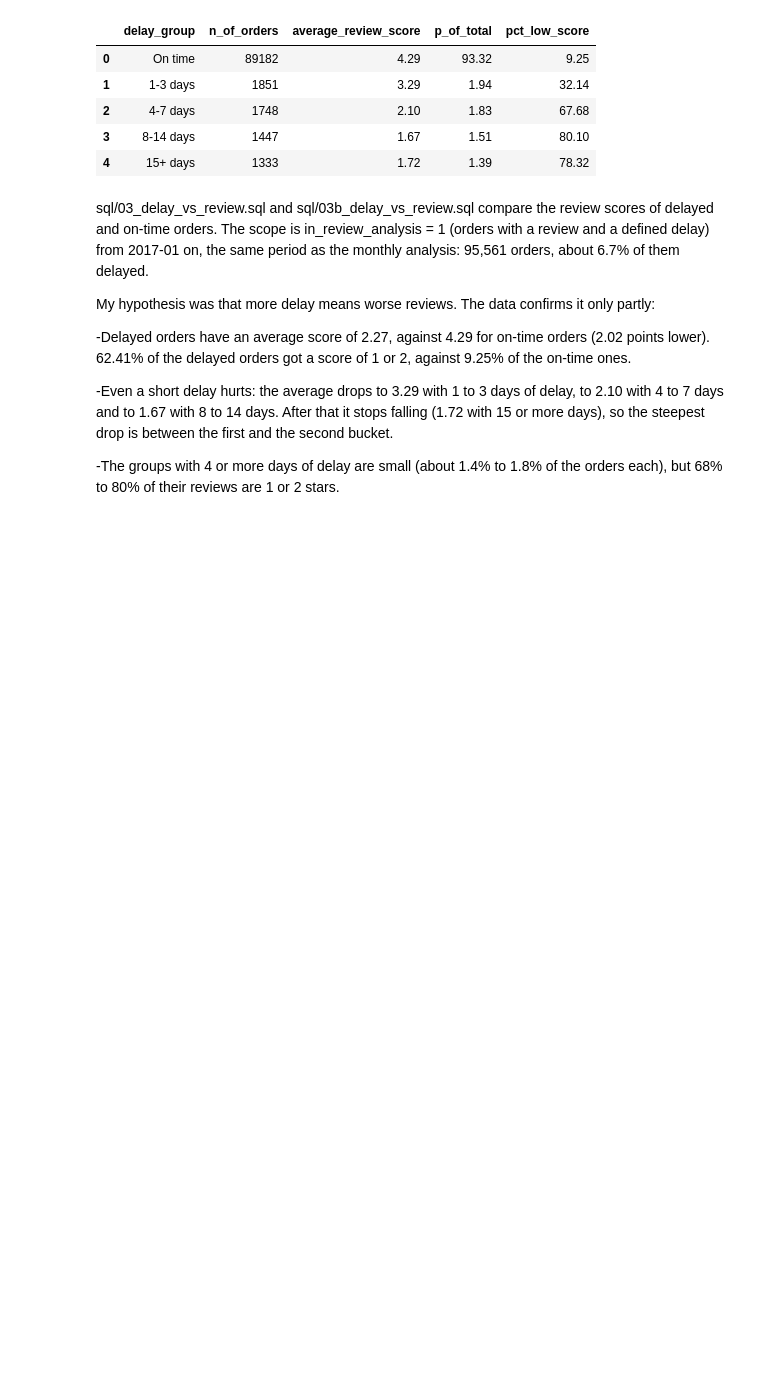
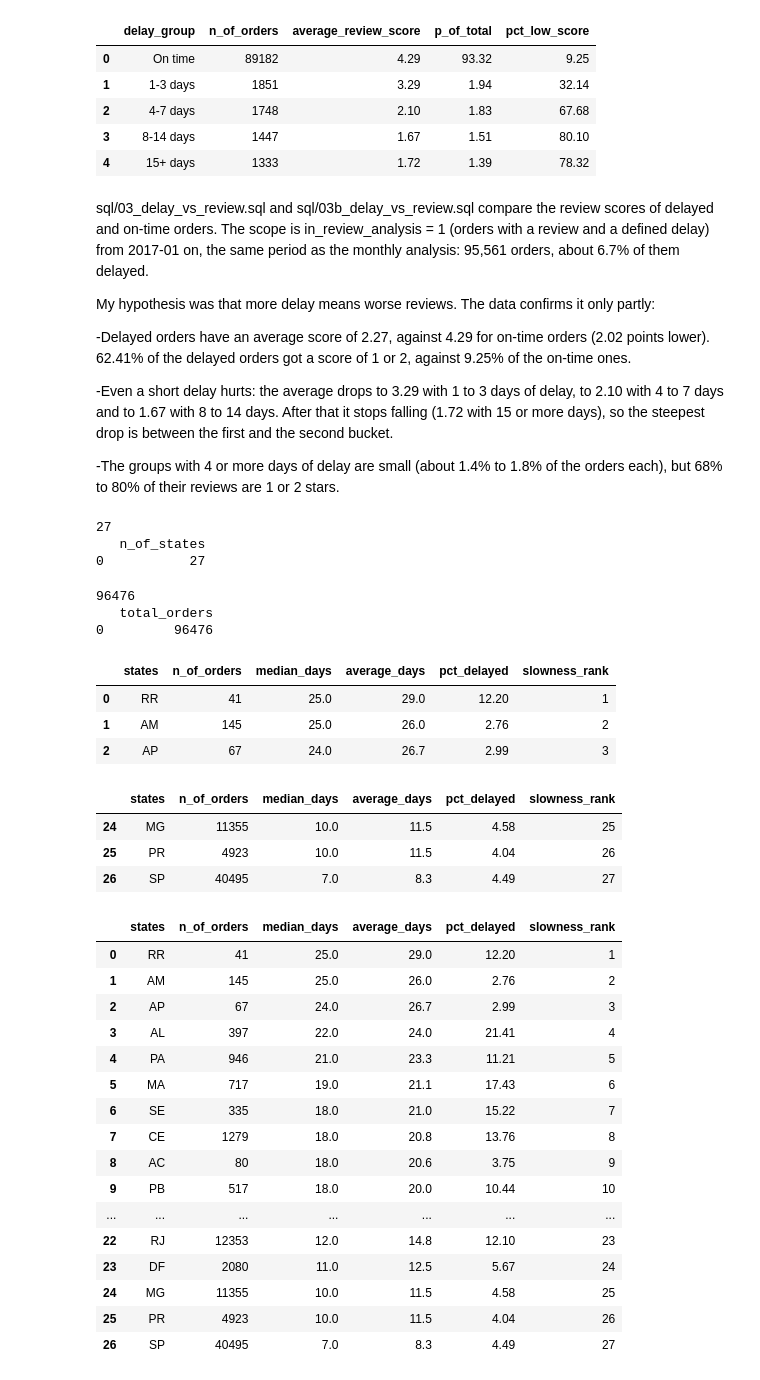
Before and after one commit to marin2808/project-olist, a Jupyter notebook: notebooks/04_analise_sql.ipynb, the cells around one changed output. Drawn from its saved outputs; the diff is of its cells as text; code cells hidden in the pictures; blank space fills up the shorter version.

Commit message:
Delivery by state

```diff
--- a/notebooks/04_analise_sql.ipynb
+++ b/notebooks/04_analise_sql.ipynb
@@ -131,3 +131,55 @@ My hypothesis was that more delay means worse reviews. The data confirms it only
 -Even a short delay hurts: the average drops to 3.29 with 1 to 3 days of delay, to 2.10 with 4 to 7 days and to 1.67 with 8 to 14 days. After that it stops falling (1.72 with 15 or more days), so the steepest drop is between the first and the second bucket.
 
 -The groups with 4 or more days of delay are small (about 1.4% to 1.8% of the orders each), but 68% to 80% of their reviews are 1 or 2 stars.
+# %%
+df_04 = get_df("04_delivery_by_state.sql")
+# %%
+print(df_04["states"].count())
+print(pd.read_sql("SELECT COUNT(DISTINCT customer_state) as n_of_states FROM customers", conn))
+# %% [output]
+27
+   n_of_states
+0           27
+# %%
+print(df_04["n_of_orders"].sum())
+print(pd.read_sql("SELECT COUNT(order_id) as total_orders FROM orders WHERE in_delivery_analysis = 1",conn))
+# %% [output]
+96476
+   total_orders
+0         96476
+# %%
+top3_higher_time_to_delivery = df_04.head(3)
+top3_higher_time_to_delivery
+# %% [output]
+|  | states | n_of_orders | median_days | average_days | pct_delayed | slowness_rank |
+| 0 | RR | 41 | 25.0 | 29.0 | 12.20 | 1 |
+| 1 | AM | 145 | 25.0 | 26.0 | 2.76 | 2 |
+| 2 | AP | 67 | 24.0 | 26.7 | 2.99 | 3 |
+# %%
+top3_lower_time_to_delivery = df_04.tail(3)
+top3_lower_time_to_delivery
+# %% [output]
+|  | states | n_of_orders | median_days | average_days | pct_delayed | slowness_rank |
+| 24 | MG | 11355 | 10.0 | 11.5 | 4.58 | 25 |
+| 25 | PR | 4923 | 10.0 | 11.5 | 4.04 | 26 |
+| 26 | SP | 40495 | 7.0 | 8.3 | 4.49 | 27 |
+# %%
+df_04
+# %% [output]
+|  | states | n_of_orders | median_days | average_days | pct_delayed | slowness_rank |
+| 0 | RR | 41 | 25.0 | 29.0 | 12.20 | 1 |
+| 1 | AM | 145 | 25.0 | 26.0 | 2.76 | 2 |
+| 2 | AP | 67 | 24.0 | 26.7 | 2.99 | 3 |
+| 3 | AL | 397 | 22.0 | 24.0 | 21.41 | 4 |
+| 4 | PA | 946 | 21.0 | 23.3 | 11.21 | 5 |
+| 5 | MA | 717 | 19.0 | 21.1 | 17.43 | 6 |
+| 6 | SE | 335 | 18.0 | 21.0 | 15.22 | 7 |
+| 7 | CE | 1279 | 18.0 | 20.8 | 13.76 | 8 |
+| 8 | AC | 80 | 18.0 | 20.6 | 3.75 | 9 |
+| 9 | PB | 517 | 18.0 | 20.0 | 10.44 | 10 |
+| ... | ... | ... | ... | ... | ... | ... |
+| 22 | RJ | 12353 | 12.0 | 14.8 | 12.10 | 23 |
+| 23 | DF | 2080 | 11.0 | 12.5 | 5.67 | 24 |
+| 24 | MG | 11355 | 10.0 | 11.5 | 4.58 | 25 |
+| 25 | PR | 4923 | 10.0 | 11.5 | 4.04 | 26 |
+| 26 | SP | 40495 | 7.0 | 8.3 | 4.49 | 27 |
```
Also changed, not shown: parts of 1 cell of this notebook, 3 other files.
